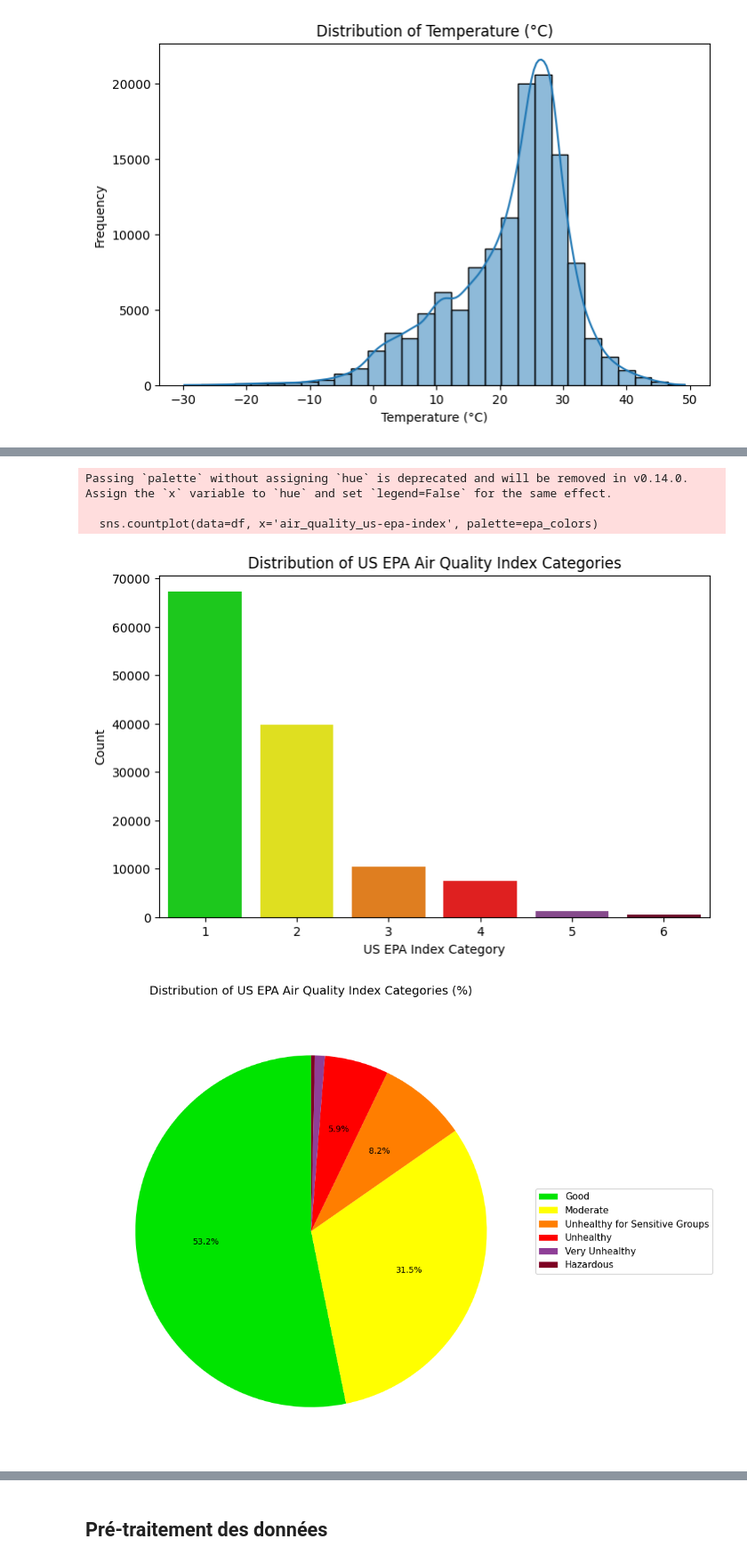
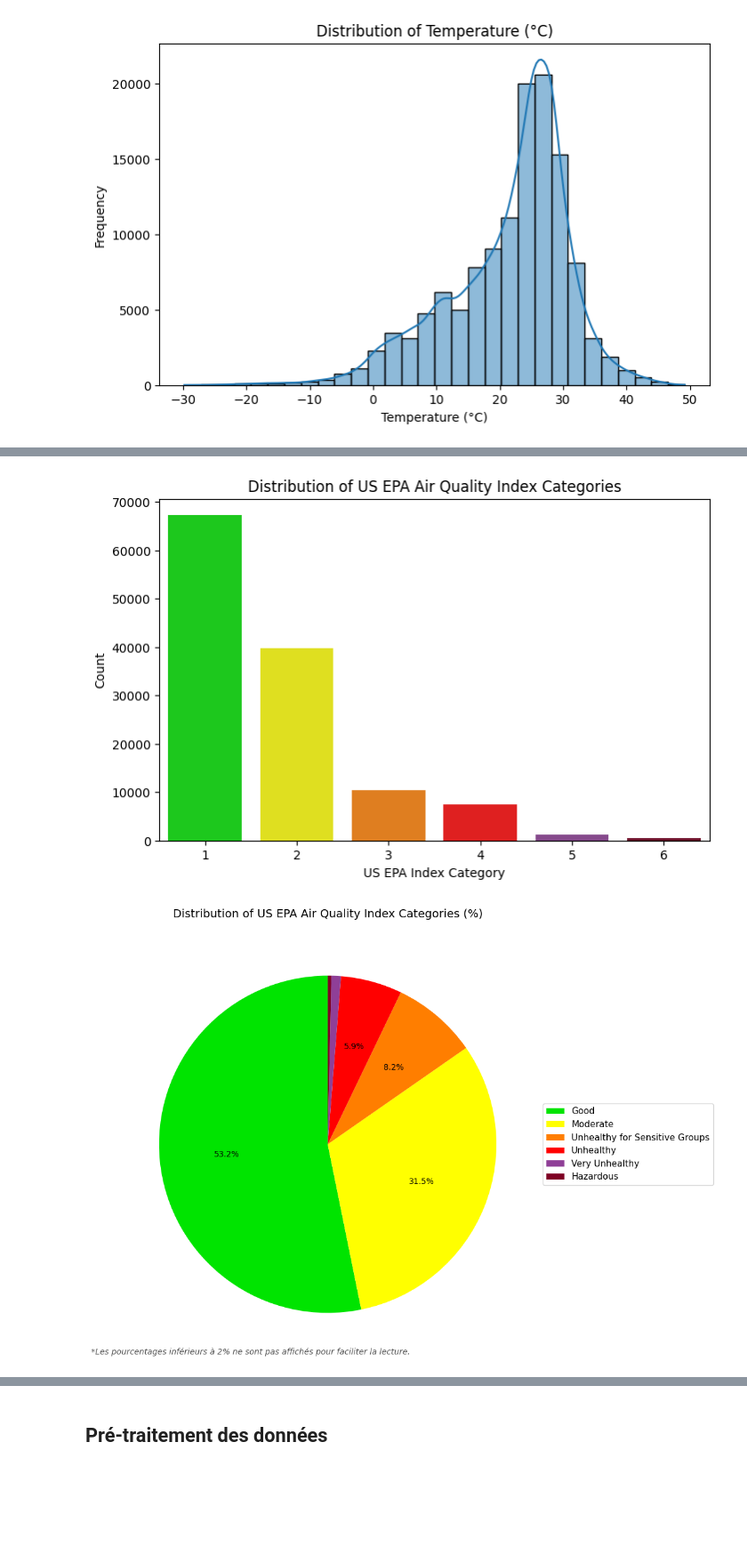
Before and after one commit to leagravellard/Memoire, a Jupyter notebook: notebooks/01_exploration.ipynb, the cells around one changed output, grey strips where cells are left out. Shown at 89% size. Cells and saved outputs as stored; diff of their text form; code cells hidden in the pictures; blank space fills up the shorter version.

```diff
--- a/notebooks/01_exploration.ipynb
+++ b/notebooks/01_exploration.ipynb
@@ -315,44 +345,50 @@ Passing `palette` without assigning `hue` is deprecated and will be removed in v
 # %%
-# 3. Distribution of air quality categories (US EPA index)
+# 3. Distribution des catégories de qualité de l'air (US EPA index)
+
 plt.figure(figsize=(8,5))
-# define colors matching US EPA AQI categories
-epa_colors = ['#00e400', '#ffff00', '#ff7e00', '#ff0000', '#8f3f97', '#7e0023']
-sns.countplot(data=df, x='air_quality_us-epa-index', palette=epa_colors)
+
+sns.countplot(
+    data=df,
+    x='air_quality_us-epa-index',
+    hue='air_quality_us-epa-index',
+    palette=us_colors_list,
+    legend=False
+)
+
 plt.title('Distribution of US EPA Air Quality Index Categories')
 plt.xlabel('US EPA Index Category')
 plt.ylabel('Count')
 plt.show()
 # %% [output]
-Passing `palette` without assigning `hue` is deprecated and will be removed in v0.14.0. Assign the `x` variable to `hue` and set `legend=False` for the same effect.
-
-  sns.countplot(data=df, x='air_quality_us-epa-index', palette=epa_colors)
 [figure]
 # %%
-# 4. Pie chart of US EPA air quality index distribution
-epa_labels = {1: 'Good', 2: 'Moderate', 3: 'Unhealthy for Sensitive Groups',
-              4: 'Unhealthy', 5: 'Very Unhealthy', 6: 'Hazardous'}
+# 4. Pie chart de la répartition de l'indice de qualité de l'air US EPA
+
 epa_counts = df['air_quality_us-epa-index'].value_counts().sort_index()
-epa_colors = ['#00e400', '#ffff00', '#ff7e00', '#ff0000', '#8f3f97', '#7e0023']
 
 def autopct_format(pct):
     return f'{pct:.1f}%' if pct >= 2 else ''
 
 plt.figure(figsize=(12,8))
 plt.pie(
     epa_counts.values,
     autopct=autopct_format,
-    colors=epa_colors,
+    colors=us_colors_list,
     startangle=90
 )
 plt.title('Distribution of US EPA Air Quality Index Categories (%)', fontsize=14, pad=20)
 plt.legend(
-    [epa_labels.get(int(i), f'Category {i}') for i in epa_counts.index],
+    [us_map.get(int(i), f'Category {i}') for i in epa_counts.index],
     loc='center left',
     bbox_to_anchor=(1, 0, 0.5, 1),
     fontsize=11
 )
+
+plt.figtext(0.1, 0.02, "*Les pourcentages inférieurs à 2% ne sont pas affichés pour faciliter la lecture.",
+            ha="left", fontsize=10, style='italic', color='#555555')
+
 plt.tight_layout()
 plt.show()
 # %% [output]
-[figure, old version]
+[figure, new version]
 # %%
```
Also changed, not shown: parts of 64 cells of this notebook.
